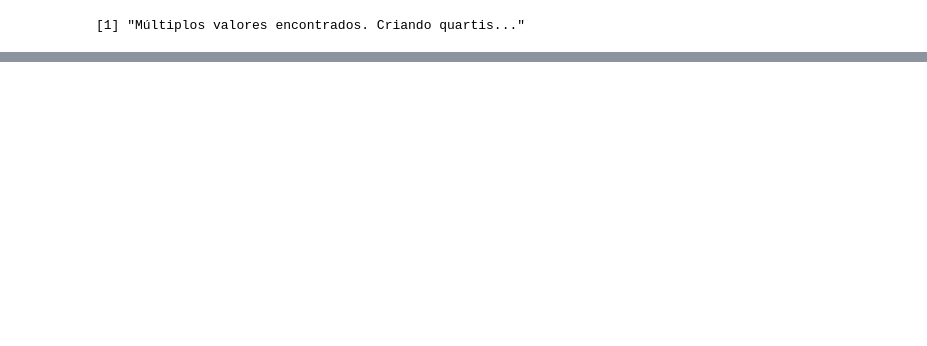
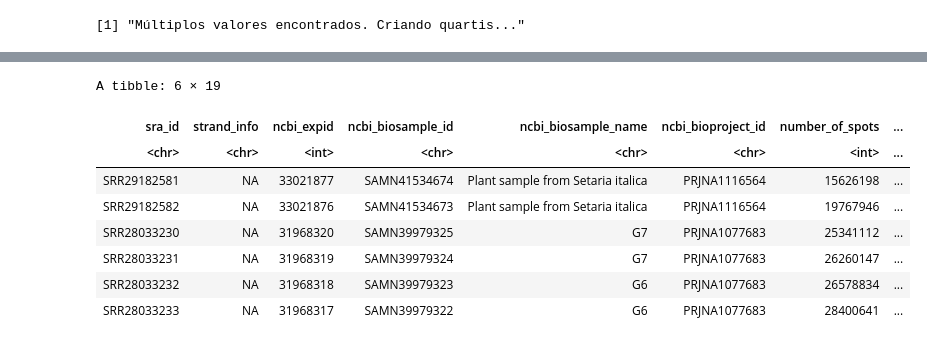
Before and after one commit to labbces/SpliceScape, a Jupyter notebook: performance_analysis/performance_analysis.ipynb, the cells around one changed output, grey strips where cells are left out. Cells and saved outputs as stored; diff of their text form; code cells hidden in the pictures; blank space fills up the shorter version.

```diff
--- a/performance_analysis/performance_analysis.ipynb
+++ b/performance_analysis/performance_analysis.ipynb
@@ -908,0 +885,19 @@ ggsave(
+# %%
+library(dplyr)
+library(tidyr)
+library(RSQLite)
+library(DBI)
+library(stringr)
+
+
+# Connecting to splicing database
+db_path <- "/home/bia/LandscapeSplicingGrasses/data/grasses_database/grasses.db"
+con <- dbConnect(RSQLite::SQLite(), dbname = db_path)
+
+sra_metadata <- tbl(con, "sra_metadata") %>%
+  collect()
+
+dbDisconnect(con)
+
+head(sra_metadata)
+# %% [output]
@@ -908,0 +910,9 @@ ggsave(
+A tibble: 6 × 19
+| sra_id | strand_info | ncbi_expid | ncbi_biosample_id | ncbi_biosample_name | ncbi_bioproject_id | number_of_spots | ... |
+| <chr> | <chr> | <int> | <chr> | <chr> | <chr> | <int> | ... |
+| SRR29182581 | NA | 33021877 | SAMN41534674 | Plant sample from Setaria italica | PRJNA1116564 | 15626198 | ... |
+| SRR29182582 | NA | 33021876 | SAMN41534673 | Plant sample from Setaria italica | PRJNA1116564 | 19767946 | ... |
+| SRR28033230 | NA | 31968320 | SAMN39979325 | G7 | PRJNA1077683 | 25341112 | ... |
+| SRR28033231 | NA | 31968319 | SAMN39979324 | G7 | PRJNA1077683 | 26260147 | ... |
+| SRR28033232 | NA | 31968318 | SAMN39979323 | G6 | PRJNA1077683 | 26578834 | ... |
+| SRR28033233 | NA | 31968317 | SAMN39979322 | G6 | PRJNA1077683 | 28400641 | ... |
```
Also changed, not shown: parts of 9 cells of this notebook.
